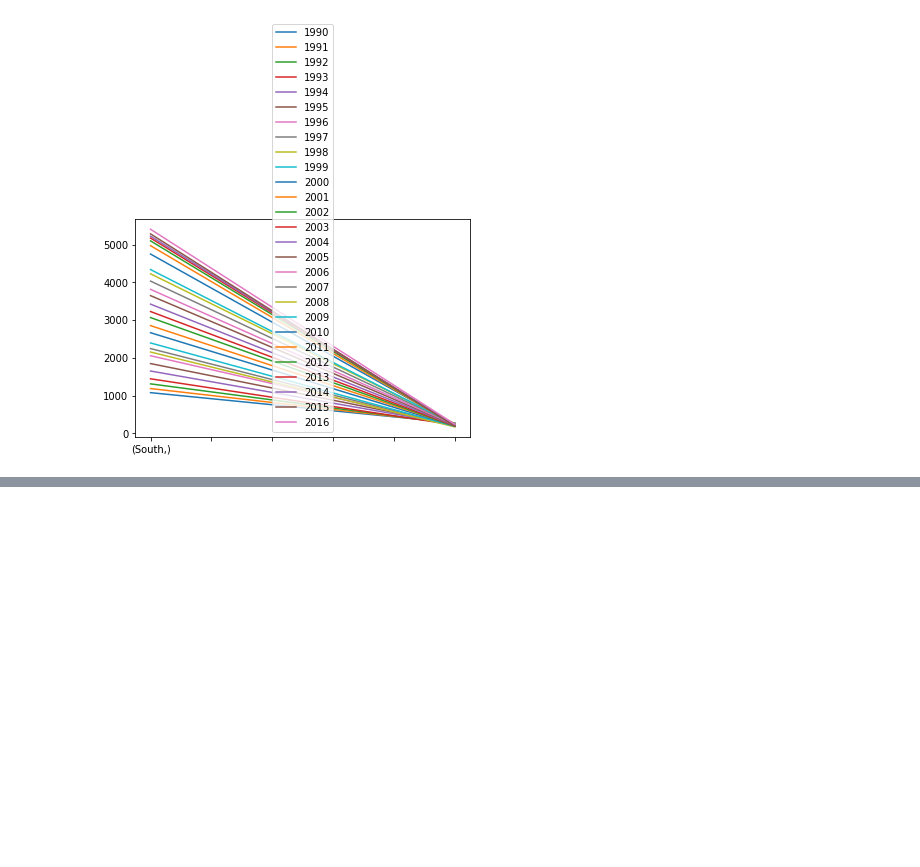
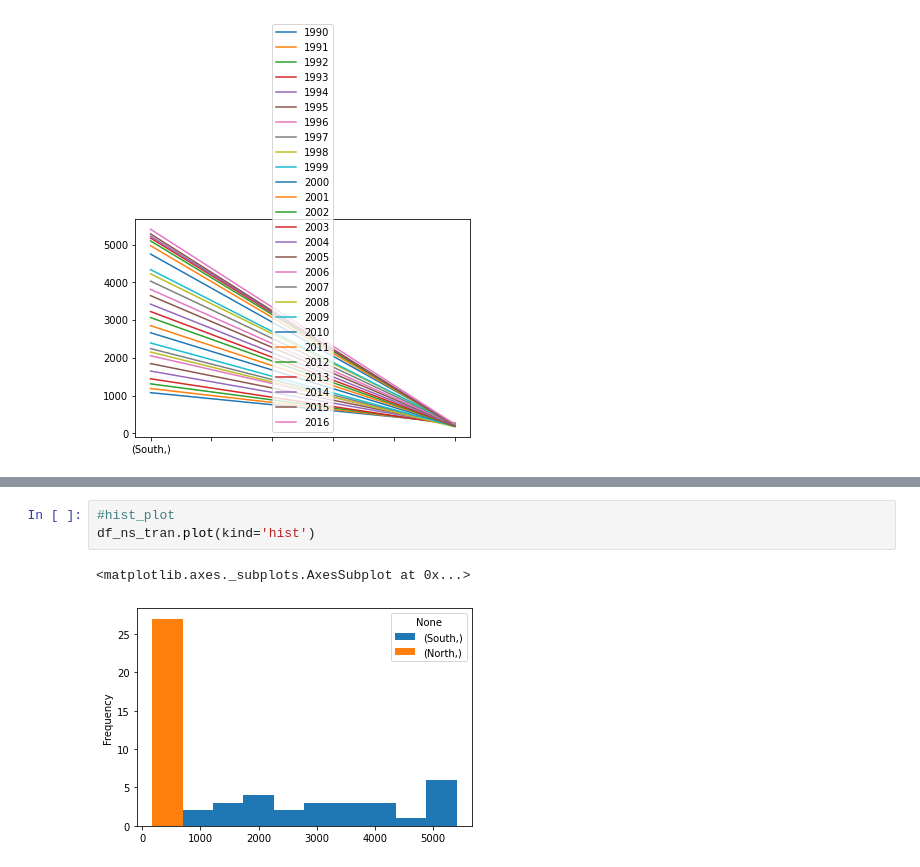
Before and after one commit to ginttone/multi_visuallization, a Jupyter notebook: 1_pandas_plot.ipynb, the cells around one changed output, grey strips where cells are left out. Cells and saved outputs as stored; diff of their text form; blank space fills up the shorter version.

```diff
--- a/1_pandas_plot.ipynb
+++ b/1_pandas_plot.ipynb
@@ -88,0 +116,6 @@ df_ns.plot()
+# %%
+#hist_plot
+df_ns_tran.plot(kind='hist')
+# %% [output]
+<matplotlib.axes._subplots.AxesSubplot at 0x...>
+[figure, added]
```
Also changed, not shown: parts of 11 cells of this notebook.
